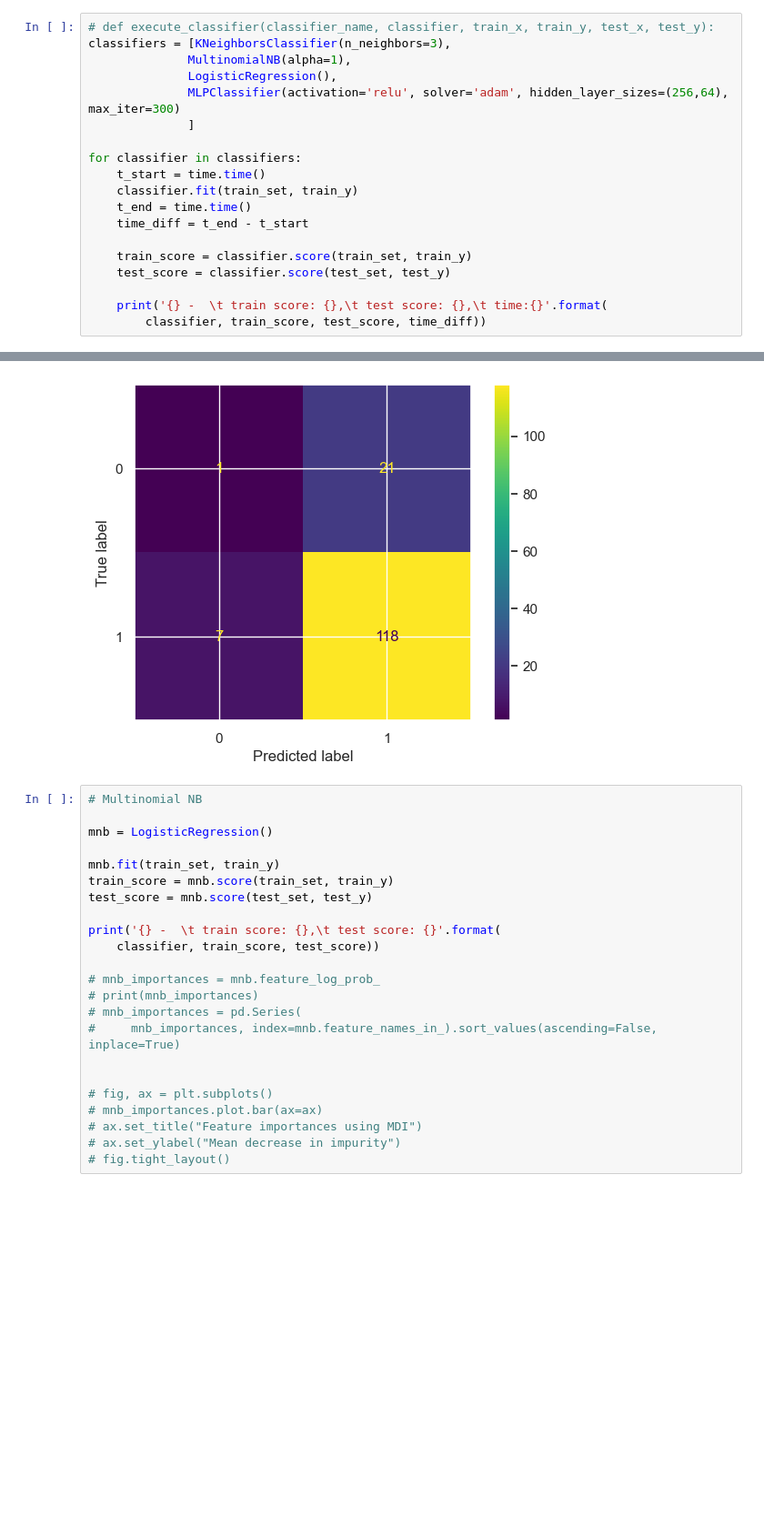
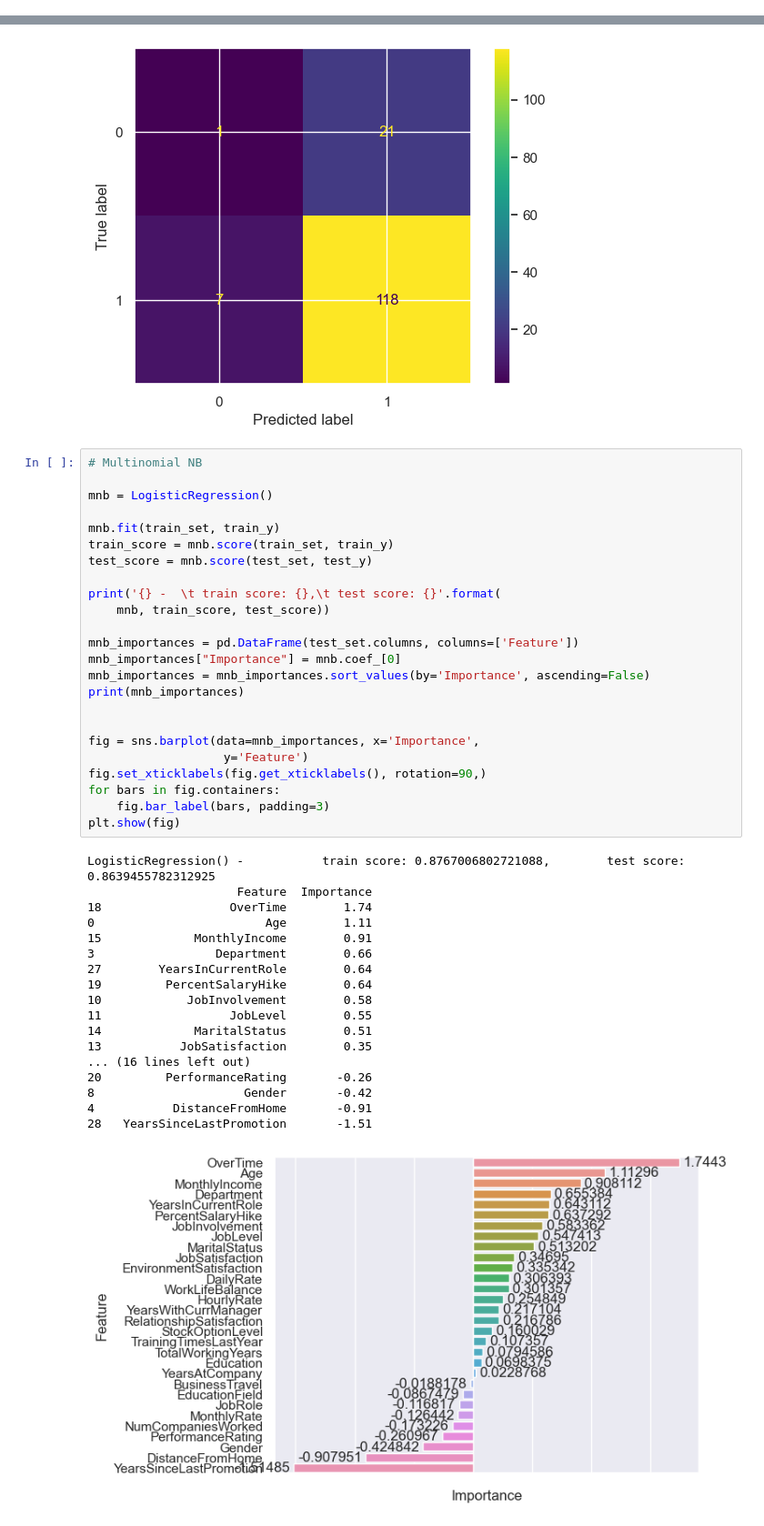
Before and after one commit to mnikolop/case2-IBM-HR, a Jupyter notebook: code/IBM-attrition.ipynb, the cells around one changed output, grey strips where cells are left out. Shown at 91% size. Cells and saved outputs as stored; diff of their text form; blank space fills up the shorter version.

Commit message:
graphs

```diff
--- a/code/IBM-attrition.ipynb
+++ b/code/IBM-attrition.ipynb
@@ -220,20 +222 @@ models.sort_values(by='Accuracy')
 | LinearSVC | 0.86 | 0.58 | 0.58 | 0.83 | 0.09 |
-# %%
-# def execute_classifier(classifier_name, classifier, train_x, train_y, test_x, test_y):
-classifiers = [KNeighborsClassifier(n_neighbors=3),
-              MultinomialNB(alpha=1),
-              LogisticRegression(),
-              MLPClassifier(activation='relu', solver='adam', hidden_layer_sizes=(256,64), max_iter=300)
-              ]
-
-for classifier in classifiers:
-    t_start = time.time()
-    classifier.fit(train_set, train_y)
-    t_end = time.time()
-    time_diff = t_end - t_start
-
-    train_score = classifier.score(train_set, train_y)
-    test_score = classifier.score(test_set, test_y)
-
-    print('{} -  \t train score: {},\t test score: {},\t time:{}'.format(
-        classifier, train_score, test_score, time_diff))
@@ -268,26 +242,46 @@ plot_confusion_matrix(estimator=knn, X=test_set, y_true=test_y)
 # %%
 # Multinomial NB
 
 mnb = LogisticRegression()
 
 mnb.fit(train_set, train_y)
 train_score = mnb.score(train_set, train_y)
 test_score = mnb.score(test_set, test_y)
 
 print('{} -  \t train score: {},\t test score: {}'.format(
-    classifier, train_score, test_score))
+    mnb, train_score, test_score))
 
-# mnb_importances = mnb.feature_log_prob_
-# print(mnb_importances)
-# mnb_importances = pd.Series(
-#     mnb_importances, index=mnb.feature_names_in_).sort_values(ascending=False, inplace=True)
+mnb_importances = pd.DataFrame(test_set.columns, columns=['Feature'])
+mnb_importances["Importance"] = mnb.coef_[0]
+mnb_importances = mnb_importances.sort_values(by='Importance', ascending=False)
+print(mnb_importances)
 
 
-# fig, ax = plt.subplots()
-# mnb_importances.plot.bar(ax=ax)
-# ax.set_title("Feature importances using MDI")
-# ax.set_ylabel("Mean decrease in impurity")
-# fig.tight_layout()
+fig = sns.barplot(data=mnb_importances, x='Importance',
+                   y='Feature')
+fig.set_xticklabels(fig.get_xticklabels(), rotation=90,)
+for bars in fig.containers:
+    fig.bar_label(bars, padding=3)
+plt.show(fig)
+# %% [output]
+LogisticRegression() -           train score: 0.8767006802721088,        test score: 0.8639455782312925
+                     Feature  Importance
+18                  OverTime        1.74
+0                        Age        1.11
+15             MonthlyIncome        0.91
+3                 Department        0.66
+27        YearsInCurrentRole        0.64
+19         PercentSalaryHike        0.64
+10            JobInvolvement        0.58
+11                  JobLevel        0.55
+14             MaritalStatus        0.51
+13           JobSatisfaction        0.35
+... (16 lines left out)
+20         PerformanceRating       -0.26
+8                     Gender       -0.42
+4           DistanceFromHome       -0.91
+28   YearsSinceLastPromotion       -1.51
+[figure, added]
 # %%
 # Logistic Regression
 
```
Also changed, not shown: parts of 5 cells of this notebook, 2 other files.
